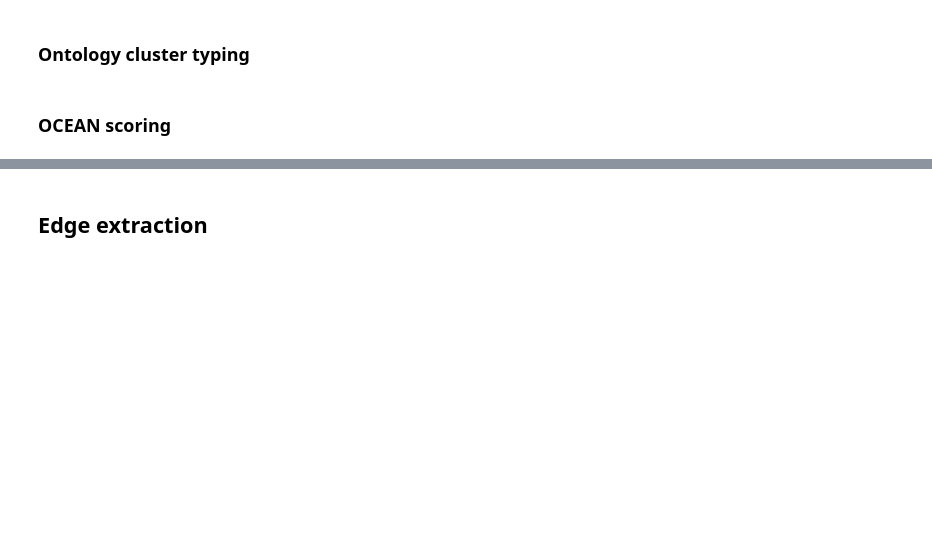
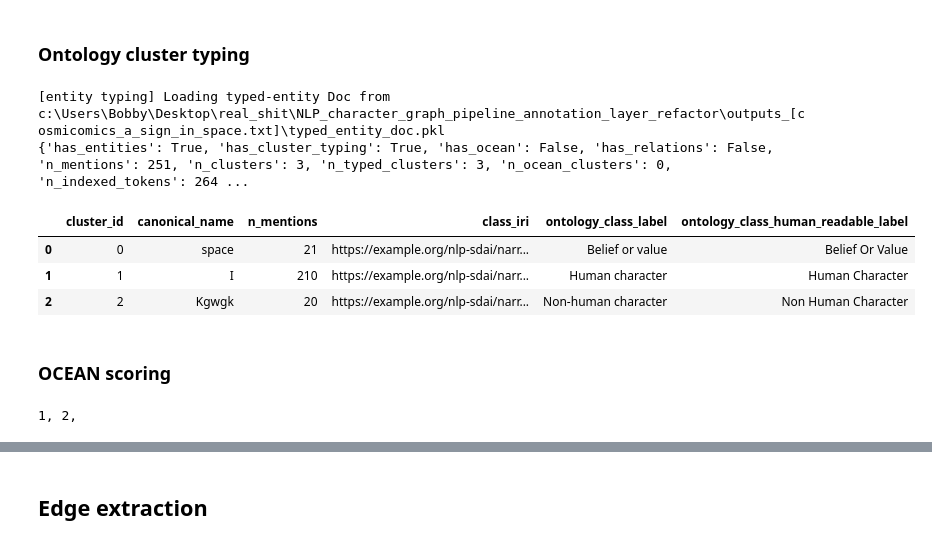
Before and after one commit to marcellino-pane-e-vino/NLP_character_graph_pipeline, a Jupyter notebook: pipeline.ipynb, the cells around one changed output, grey strips where cells are left out. Drawn from its saved outputs; the diff is of its cells as text; code cells hidden in the pictures; blank space fills up the shorter version.

```diff
--- a/pipeline.ipynb
+++ b/pipeline.ipynb
@@ -268,5 +285,5 @@ print("ONTOLOGY_TTL_PATH =", ONTOLOGY_TTL_PATH)
 # %%
-GLOBAL_COREF_OUTPUT_DIR = OUTPUT_ROOT / "global_coref"
-GLOBAL_COREF_OUTPUT_DIR.mkdir(parents=True, exist_ok=True)
+GLOBAL_ENTITY_OUTPUT_DIR = OUTPUT_ROOT / "global_entities"
+GLOBAL_ENTITY_OUTPUT_DIR.mkdir(parents=True, exist_ok=True)
 
-print("GLOBAL_COREF_OUTPUT_DIR =", GLOBAL_COREF_OUTPUT_DIR)
+print("GLOBAL_ENTITY_OUTPUT_DIR =", GLOBAL_ENTITY_OUTPUT_DIR)
@@ -370,9 +417,9 @@ print_non_singleton_coref_clusters(doc)
 ontology_n_mentions = None  # None = type ALL mentions for each requested cluster
 ontology_random_seed = 67
 # %%
-if ONTOLOGY_TYPED_DOC_PATH.exists():
-    print(f"[ontology typing] Loading ontology-typed Doc from {ONTOLOGY_TYPED_DOC_PATH}")
-    doc = load_doc(ONTOLOGY_TYPED_DOC_PATH)
+if TYPED_ENTITY_DOC_PATH.exists():
+    print(f"[entity typing] Loading typed-entity Doc from {TYPED_ENTITY_DOC_PATH}")
+    doc = load_doc(TYPED_ENTITY_DOC_PATH)
 else:
     if not ONTOLOGY_TTL_PATH.exists():
         raise FileNotFoundError(
@@ -426,41 +473,52 @@ else:
     n_part = "all" if ontology_n_mentions is None else str(ontology_n_mentions)
     ontology_folder = OUTPUT_ROOT / "cluster_typing" / n_part
 
-    doc = annotate_doc_with_cluster_typing_folder(
+    attach_cluster_typing_from_folder(
         doc,
         class_graph,
         ontology_folder,
         config=ClusterTypingAnnotationConfig(
             use_mention_weight=True,
         ),
+        overwrite=True,
     )
-    save_doc(doc, ONTOLOGY_TYPED_DOC_PATH)
-    print("\n\n\n[ontology typing] Saved annotated Doc to:", ONTOLOGY_TYPED_DOC_PATH)
+    save_doc(doc, TYPED_ENTITY_DOC_PATH)
+    print("[entity typing] Saved annotated Doc to:", TYPED_ENTITY_DOC_PATH)
 
-cluster_typing_layer = require_cluster_typing_layer(doc)
-print(cluster_typing_layer.summary())
+ann = require_annotation_layer(doc)
+entities = ann.require_entities()
+print(ann.summary())
+# %% [output]
+[entity typing] Loading typed-entity Doc from c:\Users\Bobby\Desktop\real_shit\NLP_character_graph_pipeline_annotation_layer_refactor\outputs_[cosmicomics_a_sign_in_space.txt]\typed_entity_doc.pkl
+{'has_entities': True, 'has_cluster_typing': True, 'has_ocean': False, 'has_relations': False, 'n_mentions': 251, 'n_clusters': 3, 'n_typed_clusters': 3, 'n_ocean_clusters': 0, 'n_indexed_tokens': 264 ...
 # %%
-coref = doc._.coref_layer
-cluster_typing_layer = doc._.cluster_typing_layer
+ann = require_annotation_layer(doc)
+entities = ann.require_entities()
 
 rows = []
 
-for cluster_id, cluster in sorted(coref.clusters.items()):
+for cluster_id, cluster in sorted(entities.clusters.items()):
+    typing = cluster.typing
+    class_iri = typing.class_iri if typing is not None else None
     rows.append(
         {
             "cluster_id": cluster_id,
             "canonical_name": cluster.canonical_name,
-            "semantic_type": cluster.semantic_type,
             "n_mentions": len(cluster.mention_ids),
-            "class_iri": cluster_typing_layer.class_iri(cluster_id),
-            "ontology_class_label": cluster_typing_layer.class_label(cluster_id),
-            "ontology_class_human_readable_label": cluster_typing_layer.class_human_readable_label(cluster_id),
+            "class_iri": class_iri,
+            "ontology_class_label": class_label(class_graph, class_iri) if class_iri else None,
+            "ontology_class_human_readable_label": class_human_readable_label(class_graph, class_iri) if class_iri else None,
         }
     )
 
 ontology_clusters_df = pd.DataFrame(rows)
 
 ontology_clusters_df
+# %% [output]
+|  | cluster_id | canonical_name | n_mentions | class_iri | ontology_class_label | ontology_class_human_readable_label |
+| 0 | 0 | space | 21 | https://example.org/nlp-sdai/narr... | Belief or value | Belief Or Value |
+| 1 | 1 | I | 210 | https://example.org/nlp-sdai/narr... | Human character | Human Character |
+| 2 | 2 | Kgwgk | 20 | https://example.org/nlp-sdai/narr... | Non-human character | Non Human Character |
 # %% [markdown]
 ### OCEAN scoring
 # %%
@@ -474,18 +536,18 @@ def cluster_ids_of_class_or_subclass(doc, coref_layer, cluster_typing_layer, cla
     ]
 # %%
+ann = require_annotation_layer(doc)
+entities = ann.require_entities()
 
-coref = doc._.coref_layer
-cluster_typing_layer = doc._.cluster_typing_layer
-
-cluster_ids = cluster_ids_of_class_or_subclass(
-    doc,
-    coref,
-    cluster_typing_layer,
-    "Character",
+cluster_ids = entity_cluster_ids_of_class_or_subclass(
+    entities,
+    class_graph,
+    OCEAN_ROOT_CLASS_LABEL,
 )
 
-for id in sorted(cluster_ids):
-    print(id, end=', ')
+for cluster_id in sorted(cluster_ids):
+    print(cluster_id, end=', ')
+# %% [output]
+1, 2,
 # %%
 n_mentions = None  # None = score ALL mentions for each requested cluster
 random_seed = 67
```
Also changed, not shown: parts of 29 cells of this notebook, 31 other files.
